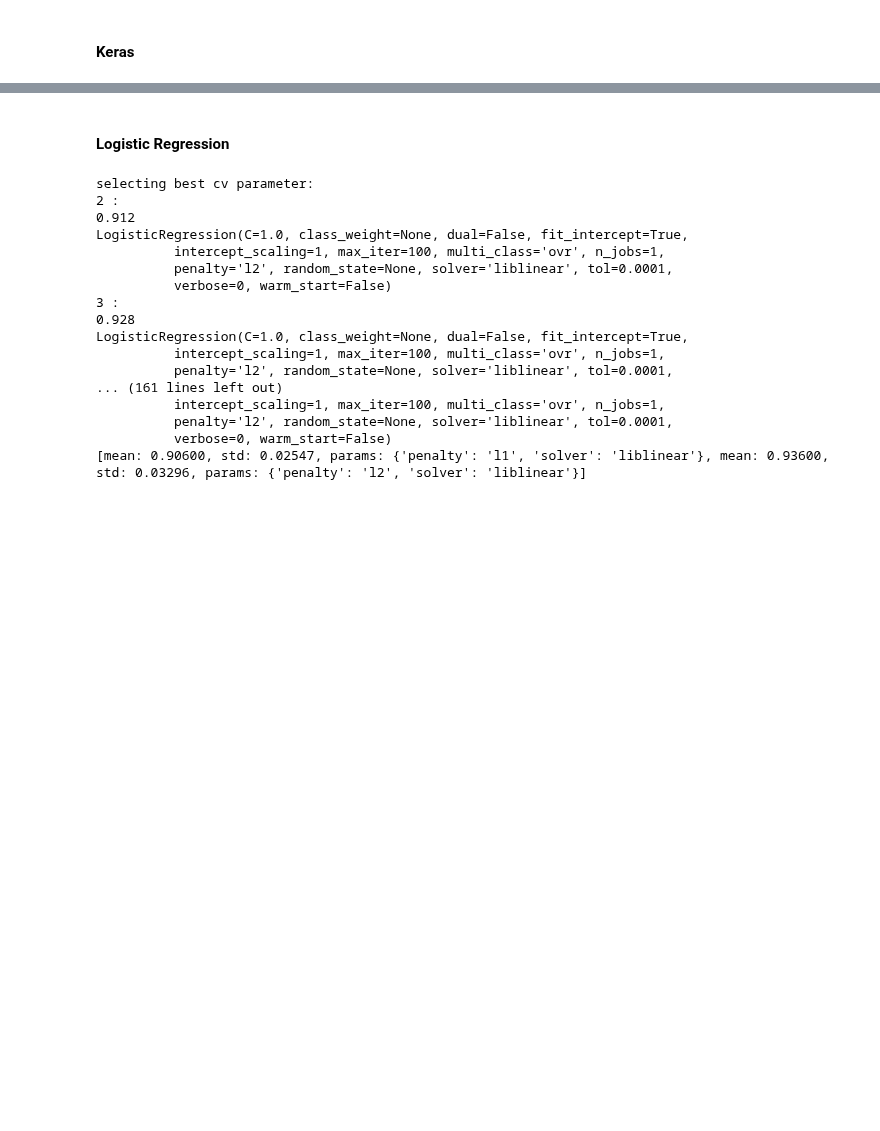
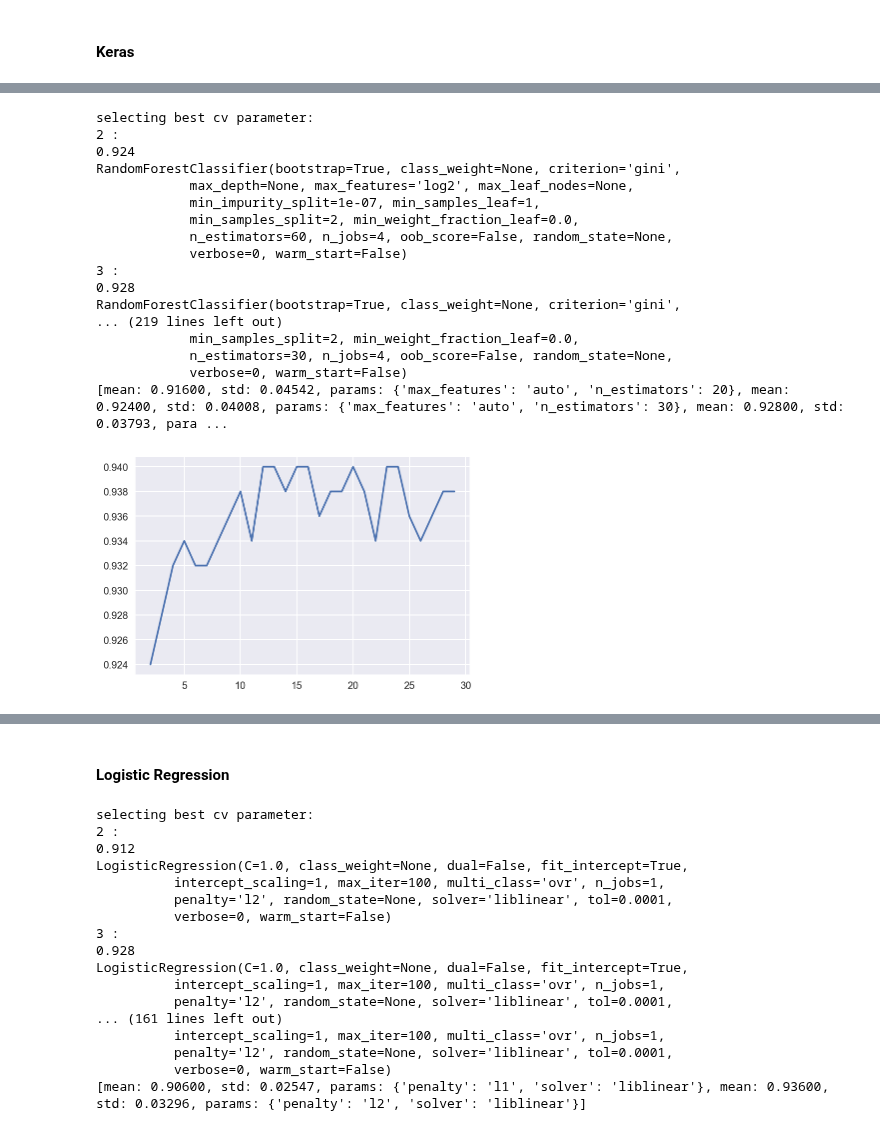
Before and after one commit to a35931chi/AI-Paralegal, a Jupyter notebook: Docket Text Classification Modeling - Building Model (NLP and Supervised Classification) - v6.ipynb, the cells around one changed output, grey strips where cells are left out. Drawn from its saved outputs; the diff is of its cells as text; code cells hidden in the pictures; blank space fills up the shorter version.

```diff
--- a/Docket Text Classification Modeling - Building Model (NLP and Supervised Classification) - v6.ipynb
+++ b/Docket Text Classification Modeling - Building Model (NLP and Supervised Classification) - v6.ipynb
@@ -561,0 +656,27 @@ array([0.81481481, 0.81481481, 0.92592593, 1.        , 0.92592593,
+# %%
+%%time
+cvs = range(2, 30)
+param_grid = {'n_estimators': [20, 30, 35, 40, 45, 50, 60, 70],
+              'max_features': ['auto', 'sqrt', 'log2', None]}
+
+model = RandomForestClassifier(n_jobs = 4)
+optimized_RF, RF_results_df = gridsearch(model, param_grid, cvs, Xtrain_CV, ytrain, plot = True)
+# %% [output]
+selecting best cv parameter:
+2 :
+0.924
+RandomForestClassifier(bootstrap=True, class_weight=None, criterion='gini',
+            max_depth=None, max_features='log2', max_leaf_nodes=None,
+            min_impurity_split=1e-07, min_samples_leaf=1,
+            min_samples_split=2, min_weight_fraction_leaf=0.0,
+            n_estimators=60, n_jobs=4, oob_score=False, random_state=None,
+            verbose=0, warm_start=False)
+3 :
+0.928
+RandomForestClassifier(bootstrap=True, class_weight=None, criterion='gini',
+... (219 lines left out)
+            min_samples_split=2, min_weight_fraction_leaf=0.0,
+            n_estimators=30, n_jobs=4, oob_score=False, random_state=None,
+            verbose=0, warm_start=False)
+[mean: 0.91600, std: 0.04542, params: {'max_features': 'auto', 'n_estimators': 20}, mean: 0.92400, std: 0.04008, params: {'max_features': 'auto', 'n_estimators': 30}, mean: 0.92800, std: 0.03793, para ...
+[figure, added]
```
Also changed, not shown: parts of 23 cells of this notebook.
